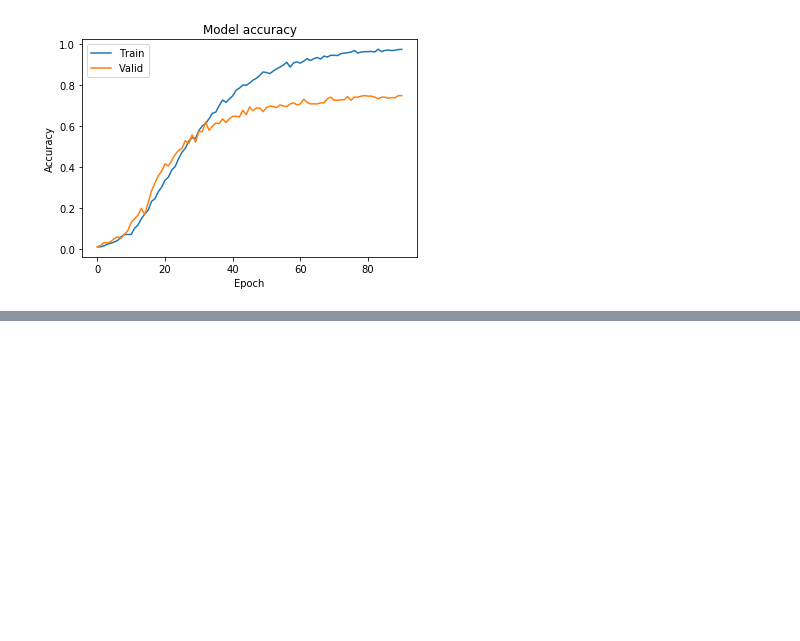
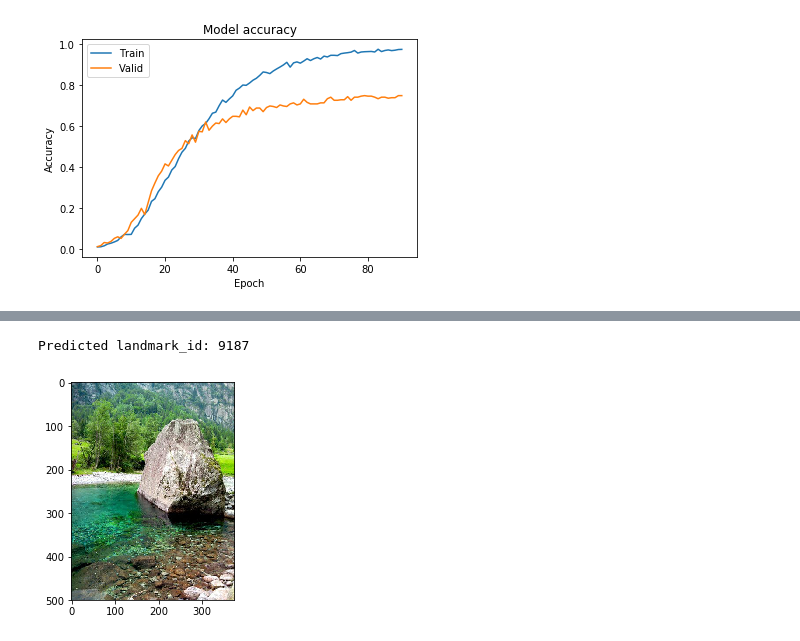
Before and after one commit to hoangchunghien/ml-capstone, a Jupyter notebook: src/vgg16_model.ipynb, the cells around one changed output, grey strips where cells are left out. Drawn from its saved outputs; the diff is of its cells as text; code cells hidden in the pictures; blank space fills up the shorter version.

```diff
--- a/src/vgg16_model.ipynb
+++ b/src/vgg16_model.ipynb
@@ -292,0 +327,5 @@ plt.show()
+# %%
+landmark_detector('data/test/710/58b174ce2b534bdc.jpg')
+# %% [output]
+Predicted landmark_id: 9187
+[figure, added]
```
Also changed, not shown: parts of 5 cells of this notebook, 1 other file.
